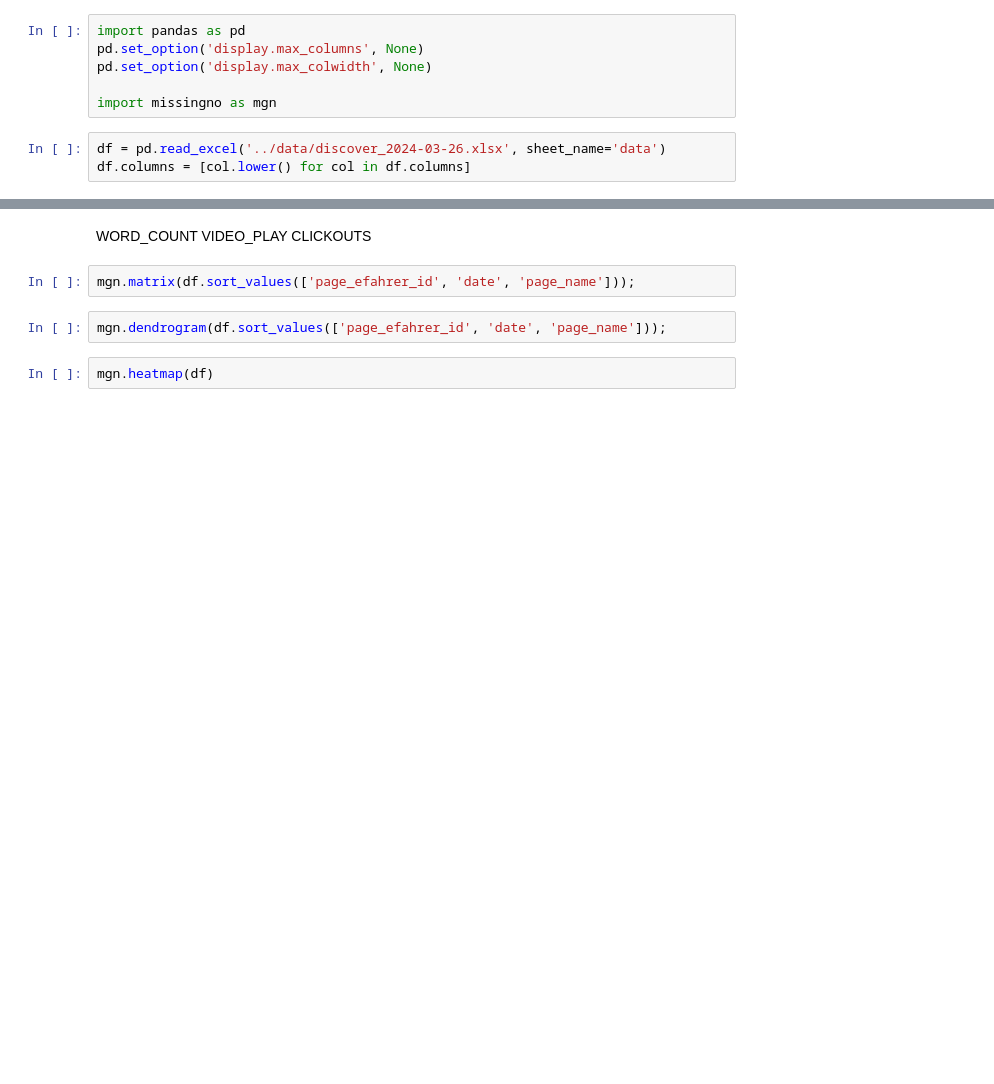
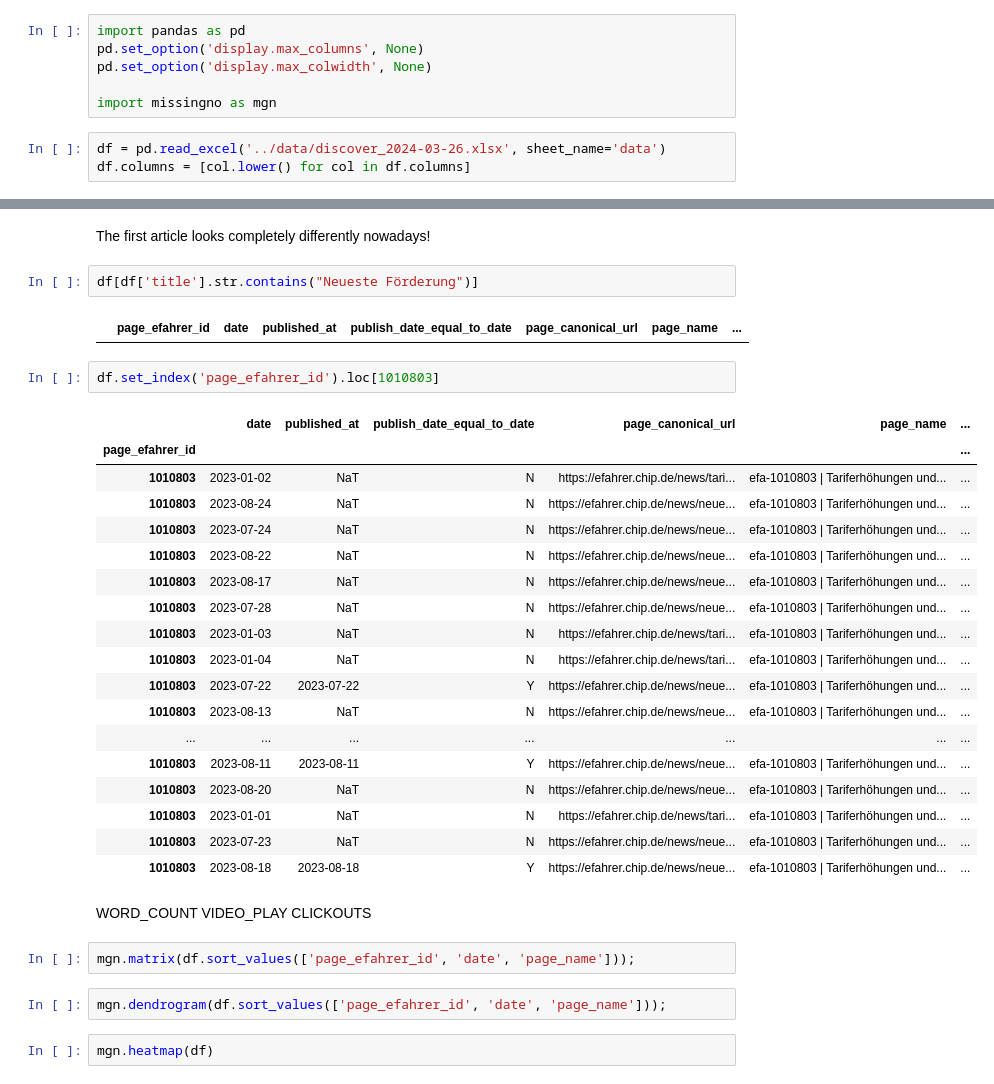
Before and after one commit to RenzoTorrecuso/d-drivers, a Jupyter notebook: notebooks/EDA-katja_part1.ipynb, the cells around one changed output, grey strips where cells are left out. Cells and saved outputs as stored; diff of their text form; blank space fills up the shorter version.

```diff
--- a/notebooks/EDA-katja_part1.ipynb
+++ b/notebooks/EDA-katja_part1.ipynb
@@ -14,3 +99,30 @@ df.head(20)
+# %% [markdown]
+The first article looks completely differently nowadays!
+# %%
+df[df['title'].str.contains("Neueste Förderung")]
+# %% [output]
+|  | page_efahrer_id | date | published_at | publish_date_equal_to_date | page_canonical_url | page_name | ... |
+# %%
+df.set_index('page_efahrer_id').loc[1010803]
+# %% [output]
+|  | date | published_at | publish_date_equal_to_date | page_canonical_url | page_name | ... |
+| page_efahrer_id |  |  |  |  |  | ... |
+| 1010803 | 2023-01-02 | NaT | N | https://efahrer.chip.de/news/tari... | efa-1010803 | Tariferhöhungen und... | ... |
+| 1010803 | 2023-08-24 | NaT | N | https://efahrer.chip.de/news/neue... | efa-1010803 | Tariferhöhungen und... | ... |
+| 1010803 | 2023-07-24 | NaT | N | https://efahrer.chip.de/news/neue... | efa-1010803 | Tariferhöhungen und... | ... |
+| 1010803 | 2023-08-22 | NaT | N | https://efahrer.chip.de/news/neue... | efa-1010803 | Tariferhöhungen und... | ... |
+| 1010803 | 2023-08-17 | NaT | N | https://efahrer.chip.de/news/neue... | efa-1010803 | Tariferhöhungen und... | ... |
+| 1010803 | 2023-07-28 | NaT | N | https://efahrer.chip.de/news/neue... | efa-1010803 | Tariferhöhungen und... | ... |
+| 1010803 | 2023-01-03 | NaT | N | https://efahrer.chip.de/news/tari... | efa-1010803 | Tariferhöhungen und... | ... |
+| 1010803 | 2023-01-04 | NaT | N | https://efahrer.chip.de/news/tari... | efa-1010803 | Tariferhöhungen und... | ... |
+| 1010803 | 2023-07-22 | 2023-07-22 | Y | https://efahrer.chip.de/news/neue... | efa-1010803 | Tariferhöhungen und... | ... |
+| 1010803 | 2023-08-13 | NaT | N | https://efahrer.chip.de/news/neue... | efa-1010803 | Tariferhöhungen und... | ... |
+| ... | ... | ... | ... | ... | ... | ... |
+| 1010803 | 2023-08-11 | 2023-08-11 | Y | https://efahrer.chip.de/news/neue... | efa-1010803 | Tariferhöhungen und... | ... |
+| 1010803 | 2023-08-20 | NaT | N | https://efahrer.chip.de/news/neue... | efa-1010803 | Tariferhöhungen und... | ... |
+| 1010803 | 2023-01-01 | NaT | N | https://efahrer.chip.de/news/tari... | efa-1010803 | Tariferhöhungen und... | ... |
+| 1010803 | 2023-07-23 | NaT | N | https://efahrer.chip.de/news/neue... | efa-1010803 | Tariferhöhungen und... | ... |
+| 1010803 | 2023-08-18 | 2023-08-18 | Y | https://efahrer.chip.de/news/neue... | efa-1010803 | Tariferhöhungen und... | ... |
 # %% [markdown]
 WORD_COUNT	VIDEO_PLAY	CLICKOUTS
 # %%
```
Also changed, not shown: parts of 11 cells of this notebook.
